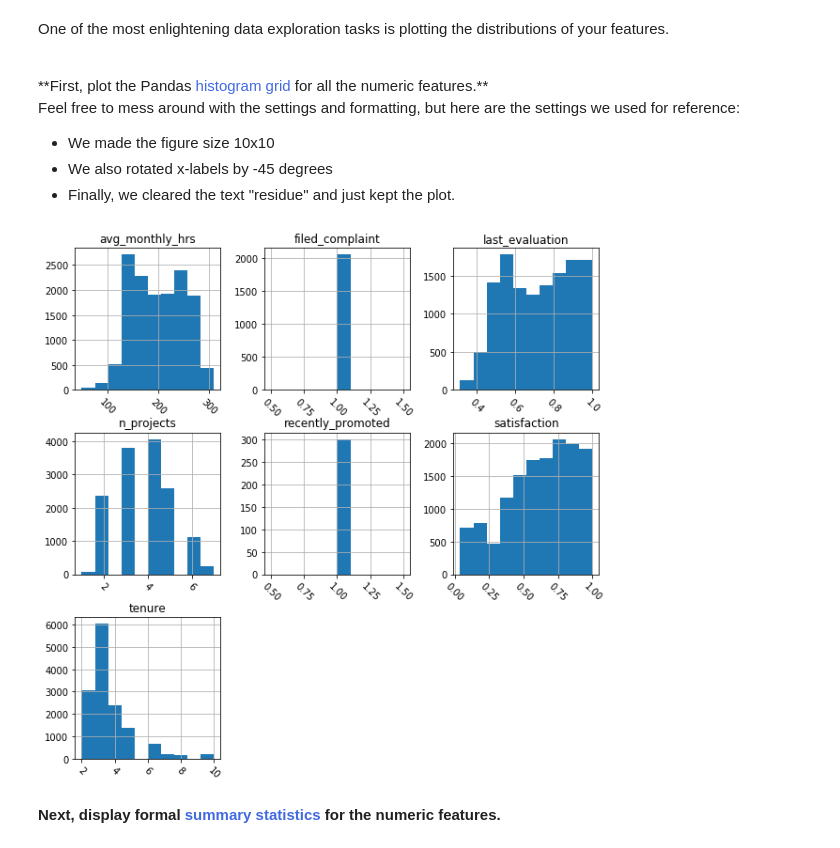
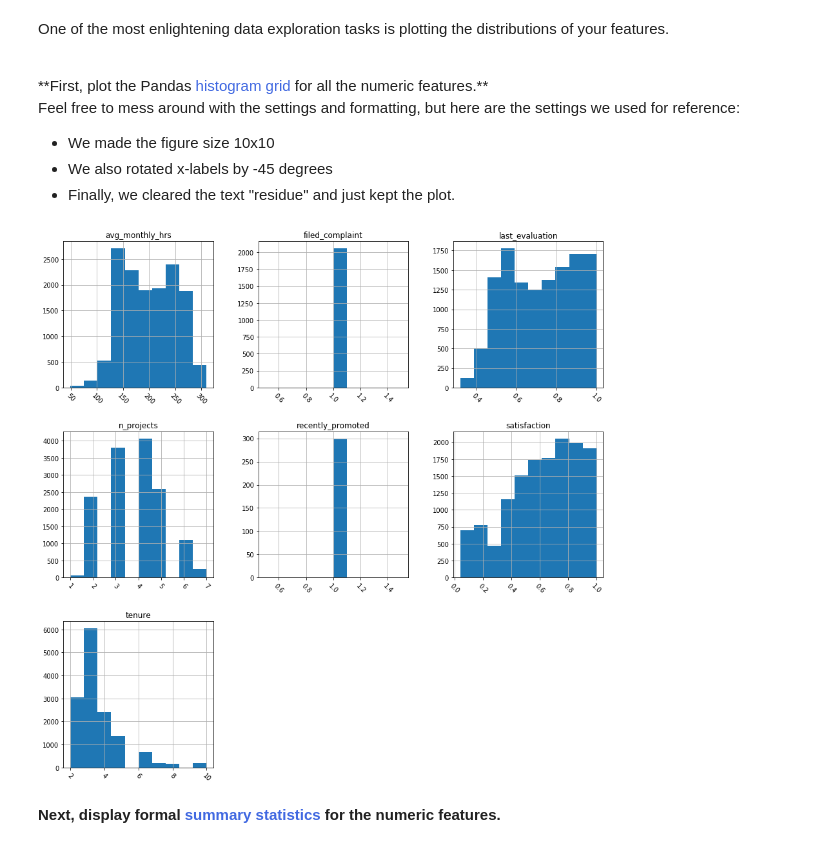
Before and after one commit to Hassan-Shabbir/machine-learning, a Jupyter notebook: Project 3 Workbook Bundle/Module 1 - Exploratory Analyis.ipynb, the cells around one changed output. Cells and saved outputs as stored; diff of their text form; code cells hidden in the pictures.

```diff
--- a/Project 3 Workbook Bundle/Module 1 - Exploratory Analyis.ipynb
+++ b/Project 3 Workbook Bundle/Module 1 - Exploratory Analyis.ipynb
@@ -153,12 +153,12 @@ Feel free to mess around with the settings and formatting, but here are the sett
 * Finally, we cleared the text "residue" and just kept the plot.
 # %%
 # Plot histogram grid
-df.hist(figsize=(10,10), xrot=-45)
+df.hist(figsize=(15,15), xrot=-45)
 
 # Clear the text "residue"
 plt.show()
 # %% [output]
-[figure, old version]
+[figure, new version]
 # %% [markdown]
 **Next, display formal <span style="color:royalblue">summary statistics</span> for the numeric features.**
 # %%
```
Also changed, not shown: 2 other files.
